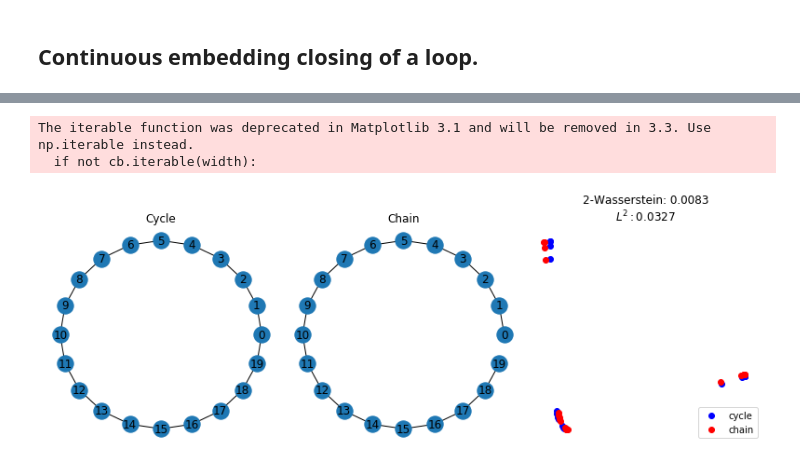
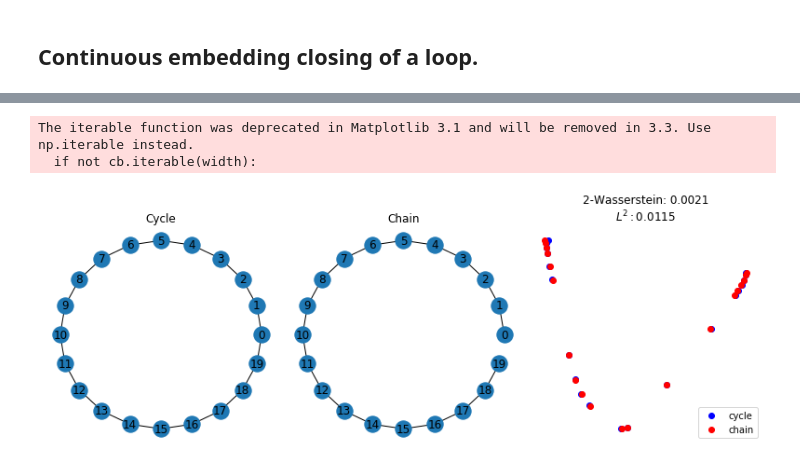
Before and after one commit to sauxpa/graph_embedding, a Jupyter notebook: eigenmap/eigenmap_continuity_chain_cycle.ipynb, the cells around one changed output, grey strips where cells are left out. Cells and saved outputs as stored; diff of their text form; code cells hidden in the pictures.

Commit message:
save chain cycle

```diff
--- a/eigenmap/eigenmap_continuity_chain_cycle.ipynb
+++ b/eigenmap/eigenmap_continuity_chain_cycle.ipynb
@@ -15,53 +55,38 @@ N = 20
 # %%
-chain = generate_chain(N)
-cycle = generate_cycle(N)
+emb_cycle, _ = eigenmap_embedding(cycle, k=3, normalize=True, use_sparse=False)
+emb_chain, _ = eigenmap_embedding(chain, k=3, normalize=True, use_sparse=False)
 
-# add some random weights on each edge,
-# same weight for the edges common to
-# the chain and the cycle.
-shared_weights = np.random.rand(N-1)
-
-for v, _ in chain.edges():
-    chain[v][v+1]['weight'] = shared_weights[v]
-    cycle[v][v+1]['weight'] = shared_weights[v]
-
-# put a tiny weight on the closing edge of the cycle.
-cycle[N-1][0]['weight'] = 0.01*np.random.rand()
-
-# save layout
-pos = nx.shell_layout(cycle)
-
-emb_cycle, eigenvalues_cycle = eigenmap_embedding(cycle, k=2, normalize=True, use_sparse=False)
-emb_chain, eigenvalues_chain = eigenmap_embedding(chain, k=2, normalize=True, use_sparse=False)
+emb_cycle = emb_cycle[:, 1:]
+emb_chain = emb_chain[:, 1:]
 
 wass_distance = wasserstein_metric(emb_cycle, emb_chain)
 l2_distance = np.linalg.norm(emb_cycle-emb_chain, ord=2)
 
 # plot the graph
 fig, axes = plt.subplots(figsize=(11,4), nrows=1, ncols=3)
 
 ax = axes[0]
 nx.draw_networkx(cycle, pos = pos, ax=ax)
 ax.set_title('Cycle')
 ax.axis('off')
 
 ax = axes[1]
 nx.draw_networkx(chain, pos = pos, ax=ax)
 ax.set_title('Chain')
 ax.axis('off')
 
 ax = axes[2]
 ax.scatter(emb_cycle[:, 0], emb_cycle[:, 1], label='cycle', color='b')
 ax.scatter(emb_chain[:, 0], emb_chain[:, 1], label='chain', color='r')
 ax.set_title('2-Wasserstein: {:.4f}\n$L^2: {:.4f}$'.format(wass_distance, l2_distance))
 ax.legend(loc='lower right')
 ax.axis('off')
 
 plt.tight_layout()
 plt.show()
 
 fig.savefig('eigenmap_chain_cycle.eps')
 # %% [output]
 The iterable function was deprecated in Matplotlib 3.1 and will be removed in 3.3. Use np.iterable instead.
   if not cb.iterable(width):
-[figure, old version]
+[figure, new version]
```
Also changed, not shown: parts of 2 cells of this notebook.
